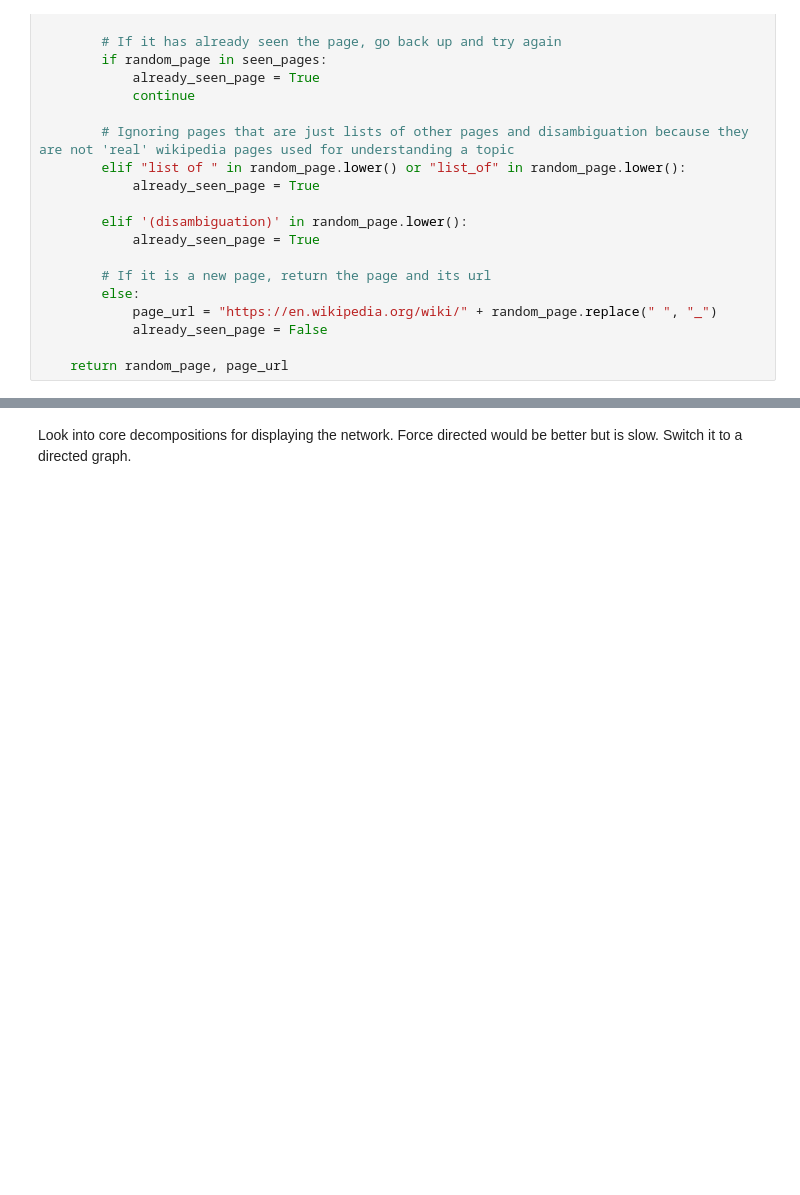
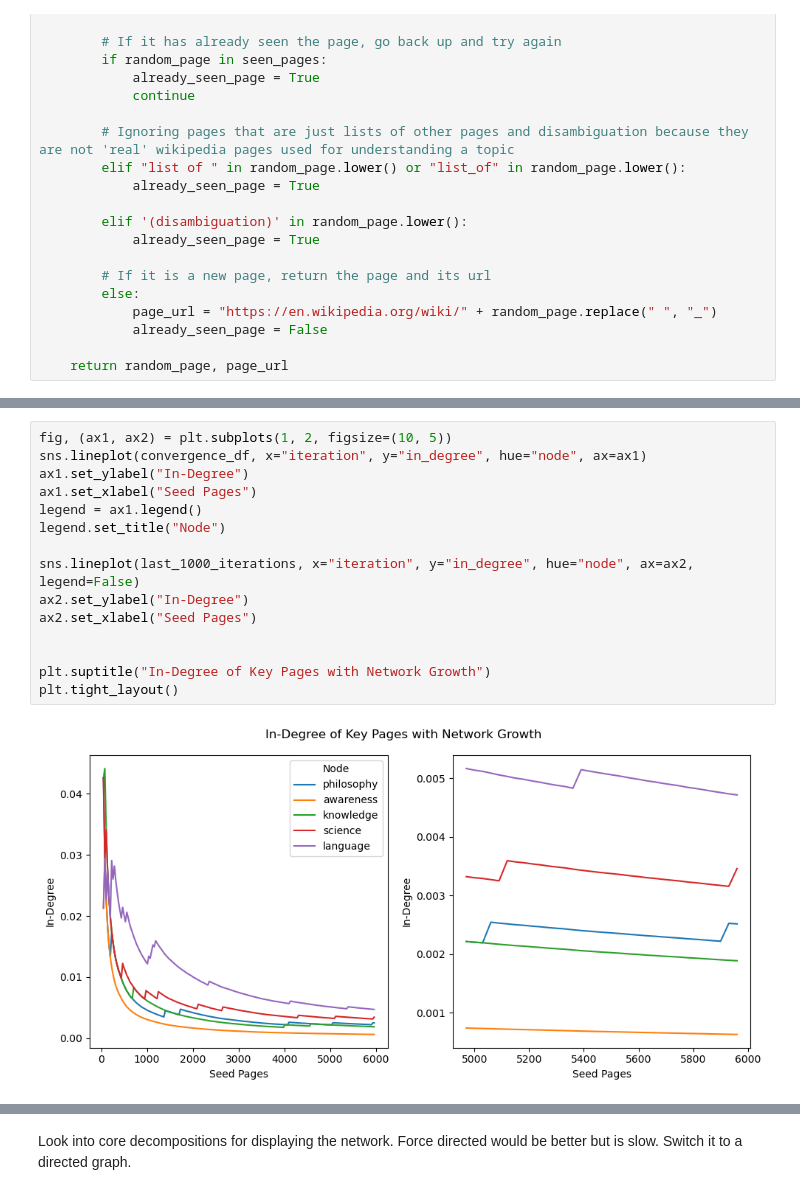
Before and after one commit to austinbarish/645-final-project, a Jupyter notebook: EDA.ipynb, the cells around one changed output, grey strips where cells are left out. Cells and saved outputs as stored; diff of their text form; blank space fills up the shorter version.

```diff
--- a/EDA.ipynb
+++ b/EDA.ipynb
@@ -340,0 +573,17 @@ sns.lineplot(convergence_df, x="iteration", y="avg_dist_from_phil")
+# %%
+fig, (ax1, ax2) = plt.subplots(1, 2, figsize=(10, 5))
+sns.lineplot(convergence_df, x="iteration", y="in_degree", hue="node", ax=ax1)
+ax1.set_ylabel("In-Degree")
+ax1.set_xlabel("Seed Pages")
+legend = ax1.legend()
+legend.set_title("Node")
+
+sns.lineplot(last_1000_iterations, x="iteration", y="in_degree", hue="node", ax=ax2, legend=False)
+ax2.set_ylabel("In-Degree")
+ax2.set_xlabel("Seed Pages")
+
+
+plt.suptitle("In-Degree of Key Pages with Network Growth")
+plt.tight_layout()
+# %% [output]
+[figure, added]
```
Also changed, not shown: parts of 48 cells of this notebook.
